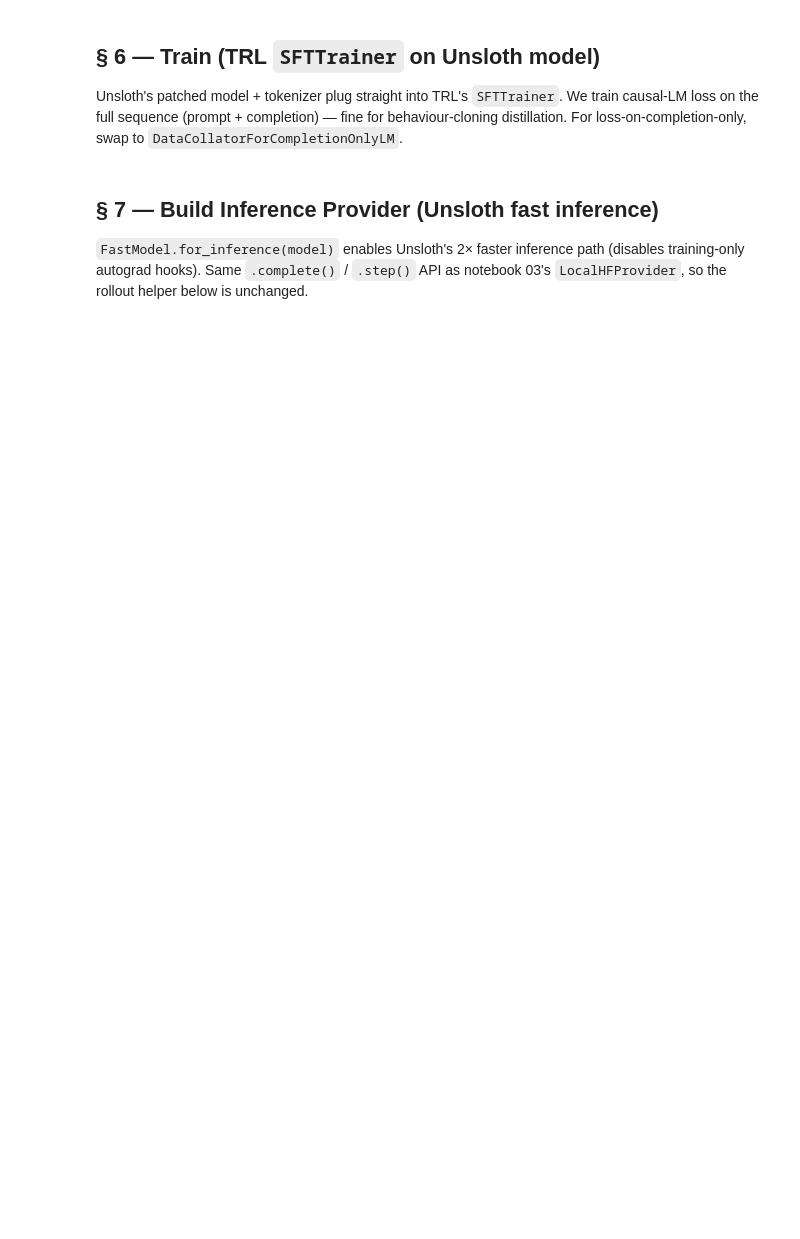
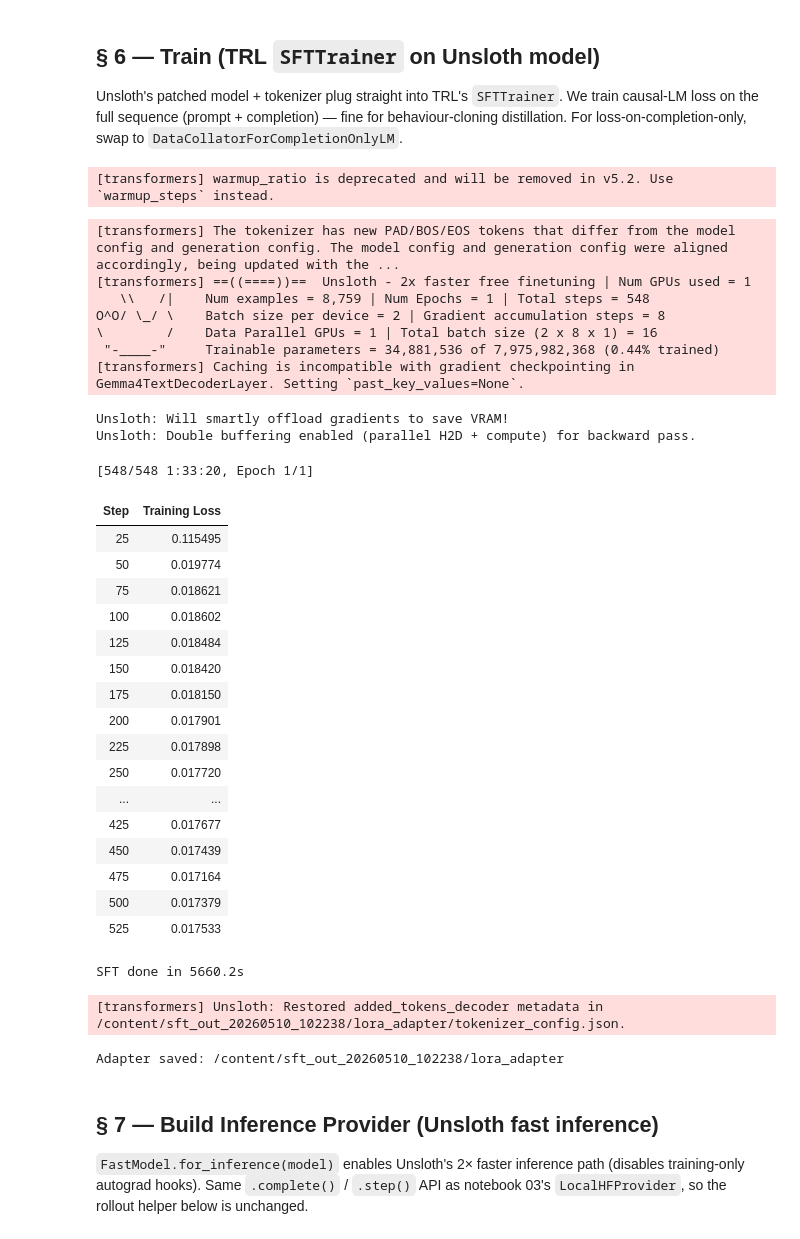
Before and after one commit to antonisbast/eclipse-thesis, a Jupyter notebook: notebooks/05_sft_gemma_colab.ipynb, the cells around one changed output. Cells and saved outputs as stored; diff of their text form; code cells hidden in the pictures; blank space fills up the shorter version.

```diff
--- a/notebooks/05_sft_gemma_colab.ipynb
+++ b/notebooks/05_sft_gemma_colab.ipynb
@@ -205,35 +272,67 @@ sft_cfg = SFTConfig(
     num_train_epochs            = EPOCHS,
     per_device_train_batch_size = BATCH_SIZE,
     gradient_accumulation_steps = GRAD_ACCUM,
     learning_rate               = LEARNING_RATE,
     max_length                  = MAX_SEQ_LEN,
     logging_steps               = 25,
     save_strategy               = "no",
-    bf16                        = False,
-    fp16                        = True,
+    bf16                        = True,
+    fp16                        = False,
     optim                       = "adamw_8bit",   # Unsloth-recommended on T4
     warmup_ratio                = 0.03,
     lr_scheduler_type           = "linear",
     report_to                   = "none",
     seed                        = SEED,
     dataset_text_field          = "text",
 )
 
 trainer = SFTTrainer(
     model           = model,
     args            = sft_cfg,
     train_dataset   = ds,
     processing_class= tokenizer,
 )
 
 _t0 = time.time()
 trainer.train()
 print(f"\nSFT done in {time.time()-_t0:.1f}s")
 
 ADAPTER_DIR = f"{OUT_DIR}/lora_adapter"
 trainer.model.save_pretrained(ADAPTER_DIR)
 tokenizer.save_pretrained(ADAPTER_DIR)
 print(f"Adapter saved: {ADAPTER_DIR}")
+# %% [output]
+[transformers] warmup_ratio is deprecated and will be removed in v5.2. Use `warmup_steps` instead.
+[transformers] The tokenizer has new PAD/BOS/EOS tokens that differ from the model config and generation config. The model config and generation config were aligned accordingly, being updated with the ...
+[transformers] ==((====))==  Unsloth - 2x faster free finetuning | Num GPUs used = 1
+   \\   /|    Num examples = 8,759 | Num Epochs = 1 | Total steps = 548
+O^O/ \_/ \    Batch size per device = 2 | Gradient accumulation steps = 8
+\        /    Data Parallel GPUs = 1 | Total batch size (2 x 8 x 1) = 16
+ "-____-"     Trainable parameters = 34,881,536 of 7,975,982,368 (0.44% trained)
+[transformers] Caching is incompatible with gradient checkpointing in Gemma4TextDecoderLayer. Setting `past_key_values=None`.
+Unsloth: Will smartly offload gradients to save VRAM!
+Unsloth: Double buffering enabled (parallel H2D + compute) for backward pass.
+[548/548 1:33:20, Epoch 1/1]
+| Step | Training Loss |
+| 25 | 0.115495 |
+| 50 | 0.019774 |
+| 75 | 0.018621 |
+| 100 | 0.018602 |
+| 125 | 0.018484 |
+| 150 | 0.018420 |
+| 175 | 0.018150 |
+| 200 | 0.017901 |
+| 225 | 0.017898 |
+| 250 | 0.017720 |
+| ... | ... |
+| 425 | 0.017677 |
+| 450 | 0.017439 |
+| 475 | 0.017164 |
+| 500 | 0.017379 |
+| 525 | 0.017533 |
+SFT done in 5660.2s
+[transformers] Unsloth: Restored added_tokens_decoder metadata in /content/sft_out_20260510_102238/lora_adapter/tokenizer_config.json.
+Adapter saved: /content/sft_out_20260510_102238/lora_adapter
 # %% [markdown]
 ## § 7 — Build Inference Provider (Unsloth fast inference)
 
```
Also changed, not shown: parts of 28 cells of this notebook, 7 other files.
